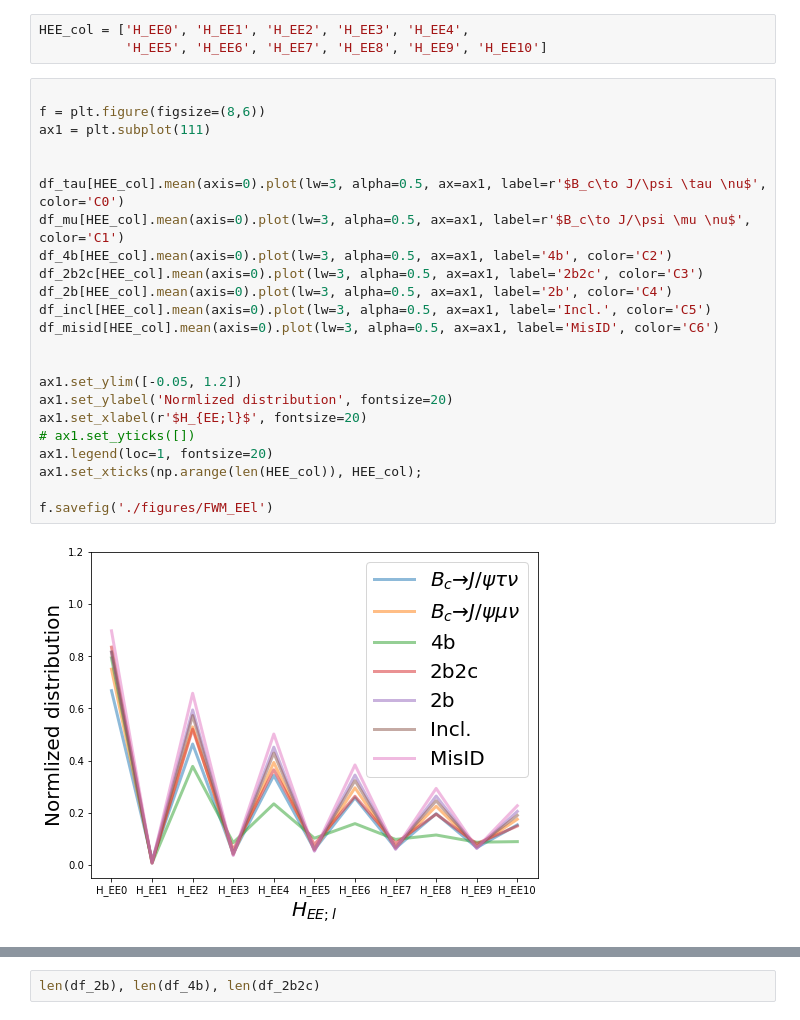
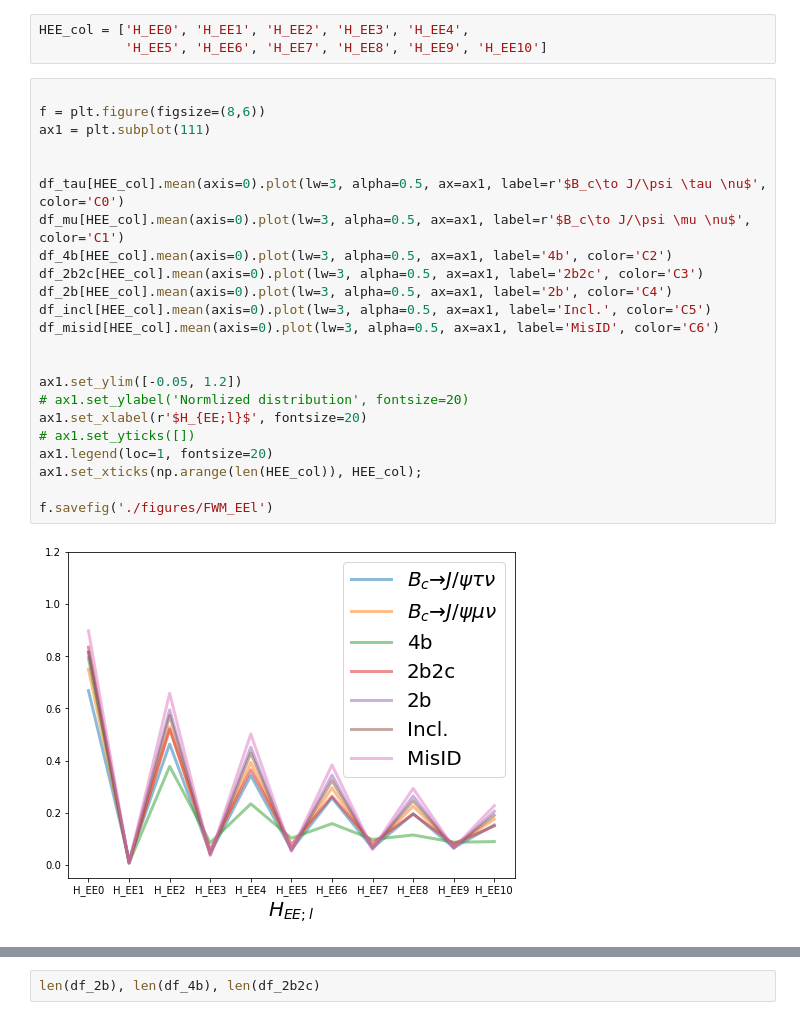
Before and after one commit to ansonkwokth/LFUV_Z-pole, a Jupyter notebook: RJpsi/FWMoments.ipynb, the cells around one changed output, grey strips where cells are left out. Drawn from its saved outputs; the diff is of its cells as text.

```diff
--- a/RJpsi/FWMoments.ipynb
+++ b/RJpsi/FWMoments.ipynb
@@ -206,28 +206,28 @@ HEE_col = ['H_EE0', 'H_EE1', 'H_EE2', 'H_EE3', 'H_EE4',
 # %%
 
 f = plt.figure(figsize=(8,6))
 ax1 = plt.subplot(111)
 
 
 df_tau[HEE_col].mean(axis=0).plot(lw=3, alpha=0.5, ax=ax1, label=r'$B_c\to J/\psi \tau \nu$', color='C0')
 df_mu[HEE_col].mean(axis=0).plot(lw=3, alpha=0.5, ax=ax1, label=r'$B_c\to J/\psi \mu \nu$', color='C1')
 df_4b[HEE_col].mean(axis=0).plot(lw=3, alpha=0.5, ax=ax1, label='4b', color='C2')
 df_2b2c[HEE_col].mean(axis=0).plot(lw=3, alpha=0.5, ax=ax1, label='2b2c', color='C3')
 df_2b[HEE_col].mean(axis=0).plot(lw=3, alpha=0.5, ax=ax1, label='2b', color='C4')
 df_incl[HEE_col].mean(axis=0).plot(lw=3, alpha=0.5, ax=ax1, label='Incl.', color='C5')
 df_misid[HEE_col].mean(axis=0).plot(lw=3, alpha=0.5, ax=ax1, label='MisID', color='C6')
 
 
 ax1.set_ylim([-0.05, 1.2])
-ax1.set_ylabel('Normlized distribution', fontsize=20)
+# ax1.set_ylabel('Normlized distribution', fontsize=20)
 ax1.set_xlabel(r'$H_{EE;l}$', fontsize=20)
 # ax1.set_yticks([])
 ax1.legend(loc=1, fontsize=20)
 ax1.set_xticks(np.arange(len(HEE_col)), HEE_col);
 
 f.savefig('./figures/FWM_EEl')
 # %% [output]
-[figure, old version]
+[figure, new version]
 # %%
 
 f = plt.figure(figsize=(8,6))
```
Also changed, not shown: parts of 9 cells of this notebook, 18 other files.
